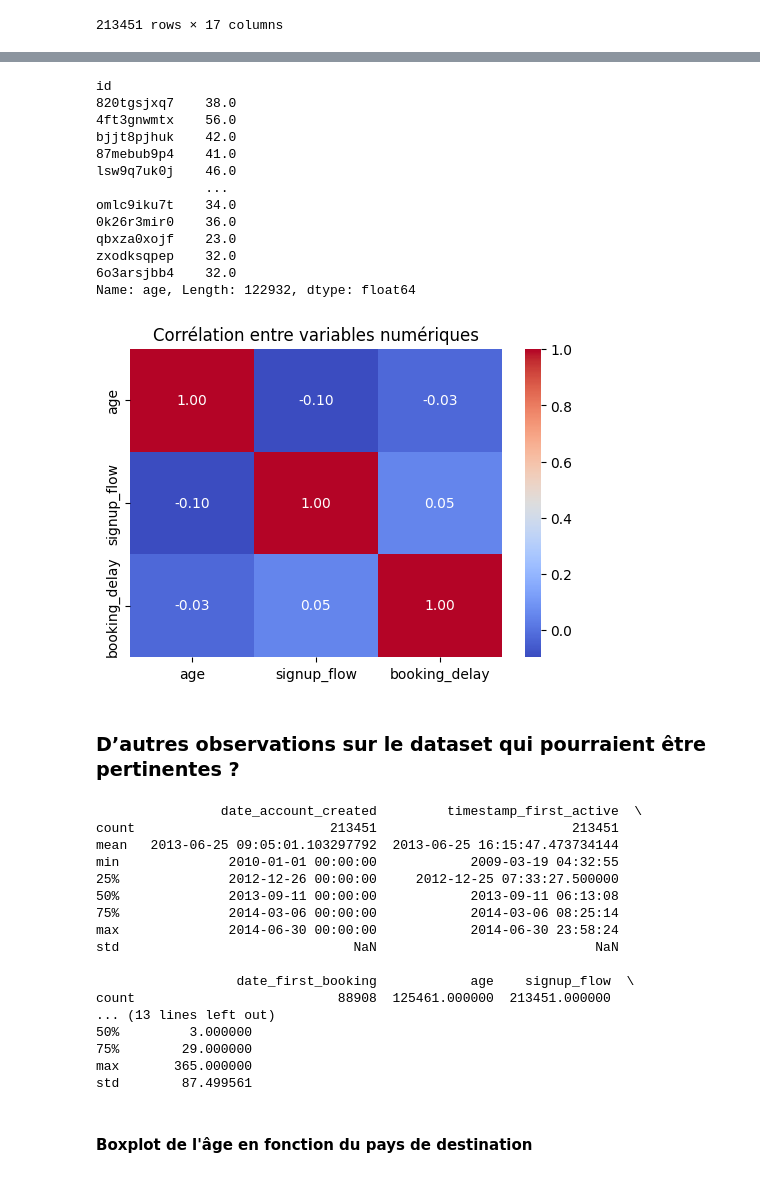
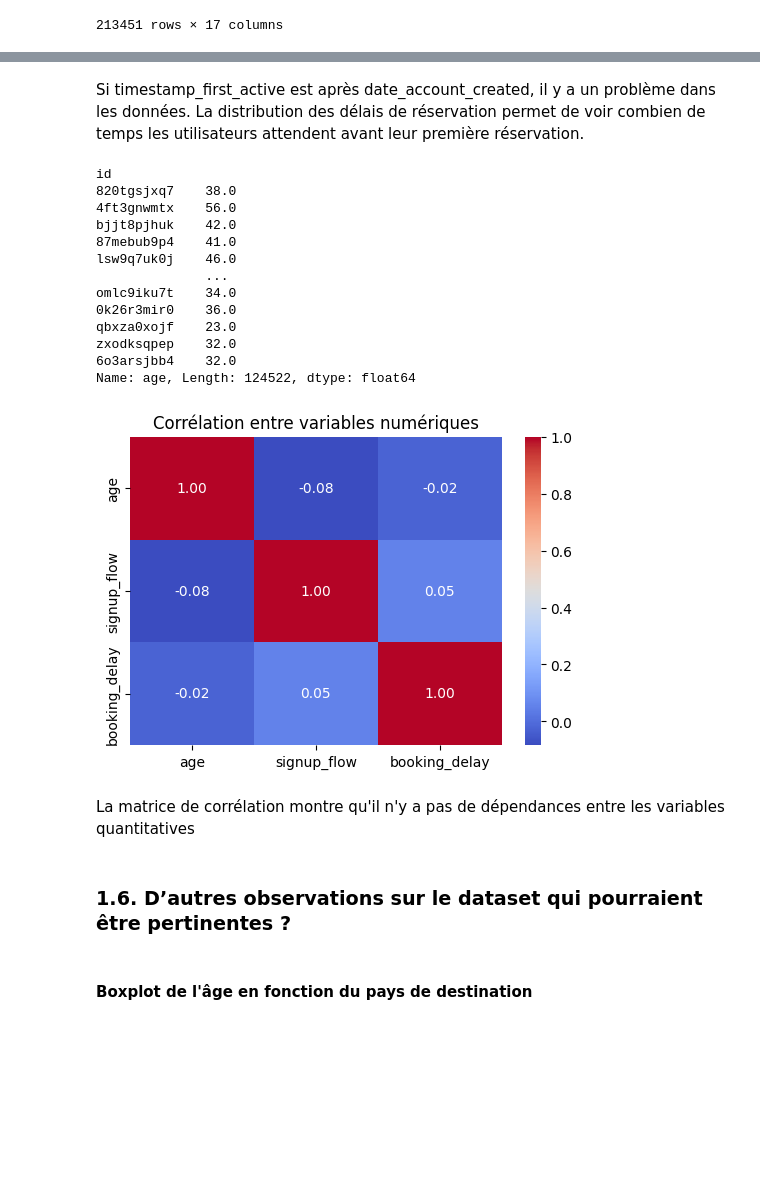
Before and after one commit to fayeboua/tp-a56, a Jupyter notebook: A56_TP-EDA_Transformation merged.ipynb, the cells around one changed output, grey strips where cells are left out. Saved outputs shown, nothing was run; the diff lists cells and outputs as text; code cells hidden in the pictures; blank space fills up the shorter version.

```diff
--- a/A56_TP-EDA_Transformation merged.ipynb
+++ b/A56_TP-EDA_Transformation merged.ipynb
@@ -223,60 +223,41 @@ plt.show()
+# %% [markdown]
+<span>Si timestamp_first_active est après date_account_created, il y a un problème dans les données.</span></br>
+<span>La distribution des délais de réservation permet de voir combien de temps les utilisateurs attendent avant leur première réservation.</span>
 # %%
 
 # Convertir l'âge en numérique et traiter les valeurs aberrantes
 df["age"] = pd.to_numeric(df["age"], errors="coerce")
-df_FilteredAge = df[(df["age"] > 17) & (df["age"] < 100)]  # Filtrer des âges aberrants
+df_FilteredAge = df[(df["age"] > 17) & (df["age"] <= 120)]  # Filtrer des âges aberrants
 display(df_FilteredAge['age'])
 
 # Matrice de corrélation
 num_vars = ["age", "signup_flow", "booking_delay"]
 corr_matrix = df_FilteredAge[num_vars].corr()
 
 # Affichage
 plt.figure(figsize=(6, 4))
 sns.heatmap(corr_matrix, annot=True, cmap="coolwarm", fmt=".2f")
 plt.title("Corrélation entre variables numériques")
 plt.show()
-
-#Interprétation :
-#Vérifiez si l'âge influence le temps avant la première réservation.
-#Si une forte corrélation existe, l'âge pourrait être une variable clé pour prédire la destination.
 # %% [output]
 id
 820tgsjxq7    38.0
 4ft3gnwmtx    56.0
 bjjt8pjhuk    42.0
 87mebub9p4    41.0
 lsw9q7uk0j    46.0
               ...
 omlc9iku7t    34.0
 0k26r3mir0    36.0
 qbxza0xojf    23.0
 zxodksqpep    32.0
 6o3arsjbb4    32.0
-Name: age, Length: 122932, dtype: float64
+Name: age, Length: 124522, dtype: float64
-[figure, old version]
+[figure, new version]
+# %% [markdown]
+<span>La matrice de corrélation montre qu'il n'y a pas de dépendances entre les variables quantitatives</span>
 # %% [markdown]
-### D’autres observations sur le dataset qui pourraient être pertinentes ?
+### 1.6. D’autres observations sur le dataset qui pourraient être pertinentes ?
-# %%
-print(df.describe())
-# %% [output]
-                date_account_created         timestamp_first_active  \
-count                         213451                         213451
-mean   2013-06-25 09:05:01.103297792  2013-06-25 16:15:47.473734144
-min              2010-01-01 00:00:00            2009-03-19 04:32:55
-25%              2012-12-26 00:00:00     2012-12-25 07:33:27.500000
-50%              2013-09-11 00:00:00            2013-09-11 06:13:08
-75%              2014-03-06 00:00:00            2014-03-06 08:25:14
-max              2014-06-30 00:00:00            2014-06-30 23:58:24
-std                              NaN                            NaN
-
-                  date_first_booking            age    signup_flow  \
-count                          88908  125461.000000  213451.000000
-... (13 lines left out)
-50%         3.000000
-75%        29.000000
-max       365.000000
-std        87.499561
 # %% [markdown]
 #### Boxplot de l'âge en fonction du pays de destination
 # %%
```
Also changed, not shown: parts of 70 cells of this notebook, 1 other file.
